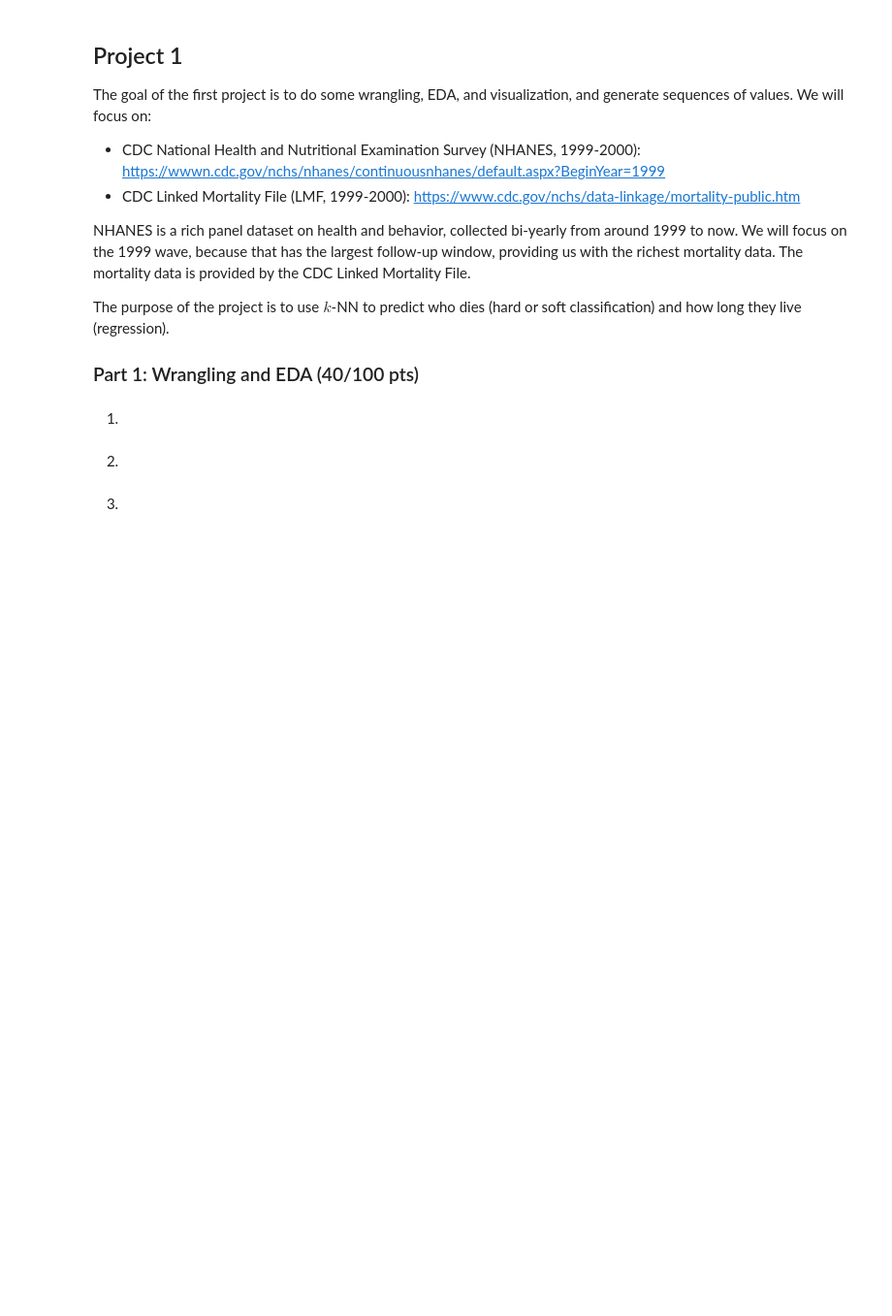
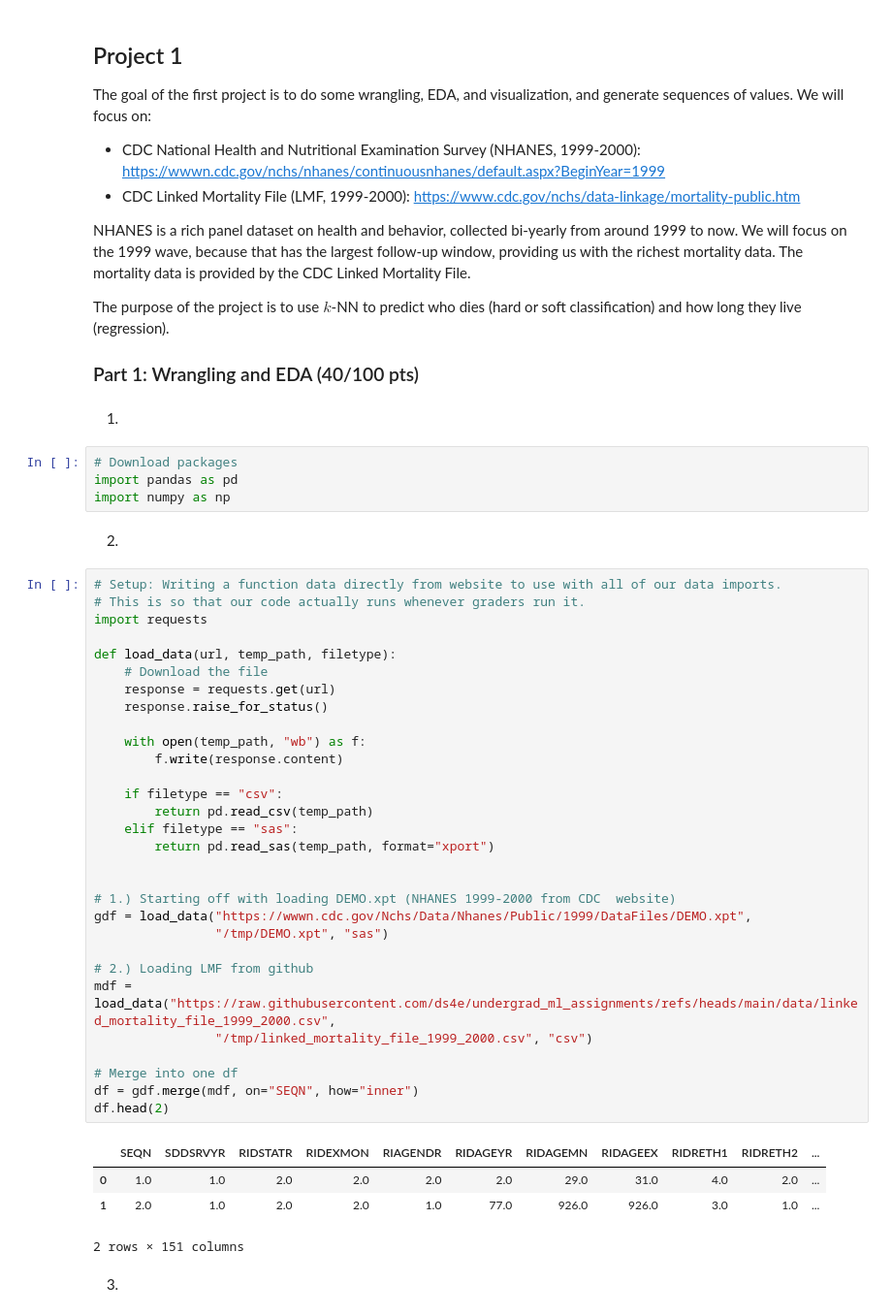
Before and after one commit to kayleendo/Project-1-Wrangling-EDA-kNN, a Jupyter notebook: DS_3001_Project_1.ipynb, the cells around one changed output. Shown at 97% size. Saved outputs shown, nothing was run; the diff lists cells and outputs as text; blank space fills up the shorter version.

```diff
--- a/DS_3001_Project_1.ipynb
+++ b/DS_3001_Project_1.ipynb
@@ -15,7 +15,46 @@ The purpose of the project is to use $k$-NN to predict who dies (hard or soft cl
 ### Part 1: Wrangling and EDA (40/100 pts)
 # %% [markdown]
 1.
+# %%
+# Download packages
+import pandas as pd
+import numpy as np
 # %% [markdown]
 2.
+# %%
+# Setup: Writing a function data directly from website to use with all of our data imports.
+# This is so that our code actually runs whenever graders run it.
+import requests
+
+def load_data(url, temp_path, filetype):
+    # Download the file
+    response = requests.get(url)
+    response.raise_for_status()
+
+    with open(temp_path, "wb") as f:
+        f.write(response.content)
+
+    if filetype == "csv":
+        return pd.read_csv(temp_path)
+    elif filetype == "sas":
+        return pd.read_sas(temp_path, format="xport")
+
+
+# 1.) Starting off with loading DEMO.xpt (NHANES 1999-2000 from CDC  website)
+gdf = load_data("https://wwwn.cdc.gov/Nchs/Data/Nhanes/Public/1999/DataFiles/DEMO.xpt",
+                "/tmp/DEMO.xpt", "sas")
+
+# 2.) Loading LMF from github
+mdf = load_data("https://raw.githubusercontent.com/ds4e/undergrad_ml_assignments/refs/heads/main/data/linked_mortality_file_1999_2000.csv",
+                "/tmp/linked_mortality_file_1999_2000.csv", "csv")
+
+# Merge into one df
+df = gdf.merge(mdf, on="SEQN", how="inner")
+df.head(2)
+# %% [output]
+|  | SEQN | SDDSRVYR | RIDSTATR | RIDEXMON | RIAGENDR | RIDAGEYR | RIDAGEMN | RIDAGEEX | RIDRETH1 | RIDRETH2 | ... |
+| 0 | 1.0 | 1.0 | 2.0 | 2.0 | 2.0 | 2.0 | 29.0 | 31.0 | 4.0 | 2.0 | ... |
+| 1 | 2.0 | 1.0 | 2.0 | 2.0 | 1.0 | 77.0 | 926.0 | 926.0 | 3.0 | 1.0 | ... |
+2 rows × 151 columns
 # %% [markdown]
 3.
```
Also changed, not shown: parts of 5 cells of this notebook.
